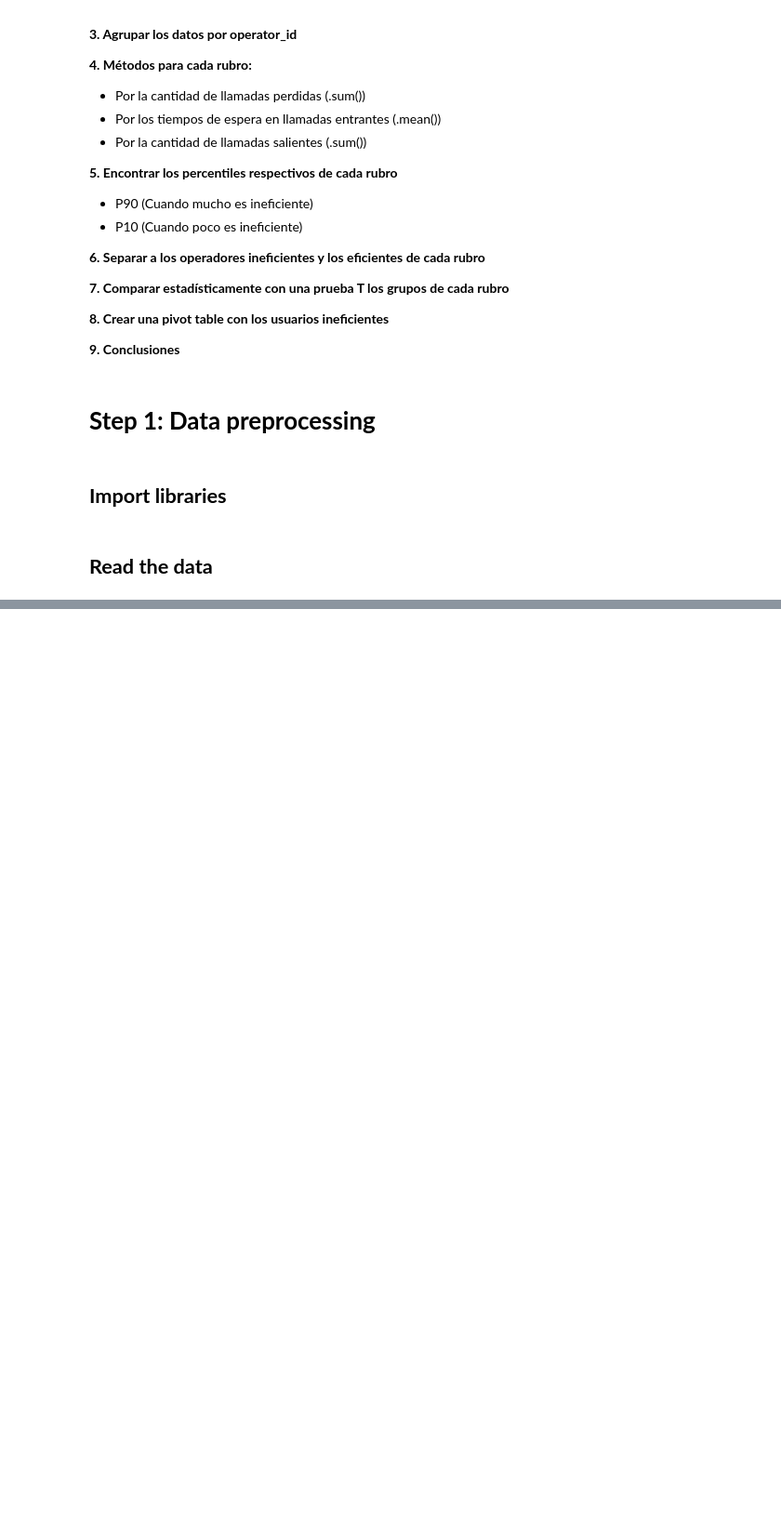
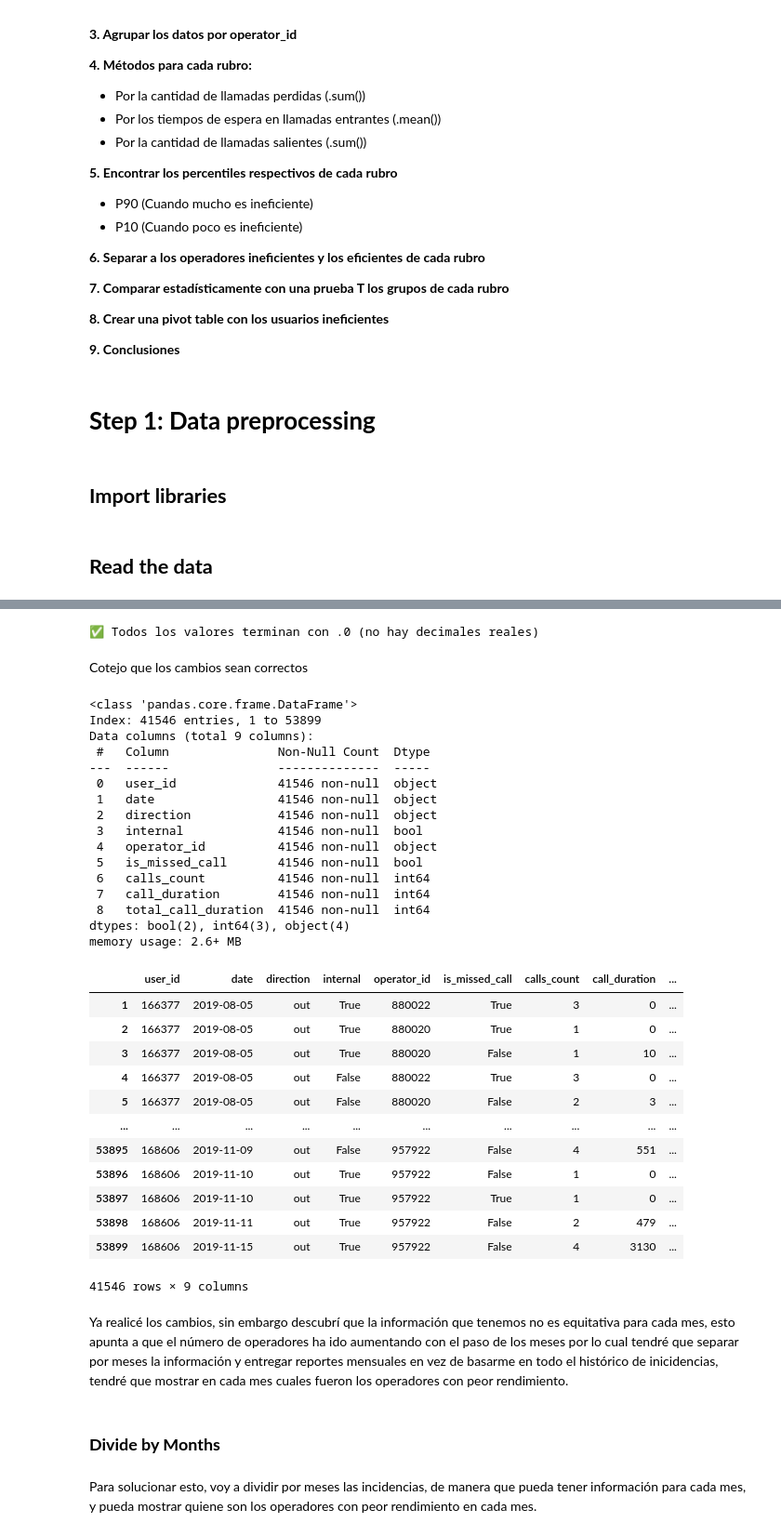
Before and after one commit to Juancarlospedroza/final_project, a Jupyter notebook: final_project_juancarlos_pedroza.ipynb, the cells around one changed output, grey strips where cells are left out. Shown at 93% size. Drawn from its saved outputs; the diff is of its cells as text; code cells hidden in the pictures; blank space fills up the shorter version.

Commit message:
df listos para trabajar

```diff
--- a/final_project_juancarlos_pedroza.ipynb
+++ b/final_project_juancarlos_pedroza.ipynb
@@ -69,0 +196,3 @@ import plotly.express as px
+# %%
+# Elimino todos los eventos que no tienen valores en la columna operator_id
+data = data.dropna(subset=['operator_id'])
@@ -69,0 +229,60 @@ import plotly.express as px
+# %%
+# Verificar si hay algún valor con decimales distintos de .0
+tiene_decimales_reales = any(data['operator_id'].dropna().apply(lambda x: x != float(int(x))))
+
+if not tiene_decimales_reales:
+    print("✅ Todos los valores terminan con .0 (no hay decimales reales)")
+else:
+    print("⚠️ Hay valores con decimales distintos de .0")
+# %% [output]
+✅ Todos los valores terminan con .0 (no hay decimales reales)
+# %%
+# operator_id cambio a object
+data['operator_id'] = data['operator_id'].astype(int)
+data['operator_id'] = data['operator_id'].astype(str)
+
+# user_id cambio a object
+data['user_id'] = data['user_id'].astype(str)
+
+# internal a bool
+data['internal'] = data['internal'].astype(bool)
+
+# date to datetime
+data['date'] = pd.to_datetime(data['date']).dt.date
+# %% [markdown]
+Cotejo que los cambios sean correctos
+# %%
+data.info()
+data
+# %% [output]
+<class 'pandas.core.frame.DataFrame'>
+Index: 41546 entries, 1 to 53899
+Data columns (total 9 columns):
+ #   Column               Non-Null Count  Dtype
+---  ------               --------------  -----
+ 0   user_id              41546 non-null  object
+ 1   date                 41546 non-null  object
+ 2   direction            41546 non-null  object
+ 3   internal             41546 non-null  bool
+ 4   operator_id          41546 non-null  object
+ 5   is_missed_call       41546 non-null  bool
+ 6   calls_count          41546 non-null  int64
+ 7   call_duration        41546 non-null  int64
+ 8   total_call_duration  41546 non-null  int64
+dtypes: bool(2), int64(3), object(4)
+memory usage: 2.6+ MB
+|  | user_id | date | direction | internal | operator_id | is_missed_call | calls_count | call_duration | ... |
+| 1 | 166377 | 2019-08-05 | out | True | 880022 | True | 3 | 0 | ... |
+| 2 | 166377 | 2019-08-05 | out | True | 880020 | True | 1 | 0 | ... |
+| 3 | 166377 | 2019-08-05 | out | True | 880020 | False | 1 | 10 | ... |
+| 4 | 166377 | 2019-08-05 | out | False | 880022 | True | 3 | 0 | ... |
+| 5 | 166377 | 2019-08-05 | out | False | 880020 | False | 2 | 3 | ... |
+| ... | ... | ... | ... | ... | ... | ... | ... | ... | ... |
+| 53895 | 168606 | 2019-11-09 | out | False | 957922 | False | 4 | 551 | ... |
+| 53896 | 168606 | 2019-11-10 | out | True | 957922 | False | 1 | 0 | ... |
+| 53897 | 168606 | 2019-11-10 | out | True | 957922 | True | 1 | 0 | ... |
+| 53898 | 168606 | 2019-11-11 | out | True | 957922 | False | 2 | 479 | ... |
+| 53899 | 168606 | 2019-11-15 | out | True | 957922 | False | 4 | 3130 | ... |
+41546 rows × 9 columns
+# %% [markdown]
+Ya realicé los cambios, sin embargo descubrí que la información que tenemos no es equitativa para cada mes, esto apunta a que el número de operadores ha ido aumentando con el paso de los meses por lo cual tendré que separar por meses la información y entregar reportes mensuales en vez de basarme en todo el histórico de inicidencias, tendré que mostrar en cada mes cuales fueron los operadores con peor rendimiento.
@@ -69,0 +320,4 @@ import plotly.express as px
+# %% [markdown]
+### **Divide by Months**
+# %% [markdown]
+Para solucionar esto, voy a dividir por meses las incidencias, de manera que pueda tener información para cada mes, y pueda mostrar quiene son los operadores con peor rendimiento en cada mes.
```
Also changed, not shown: parts of 27 cells of this notebook.
